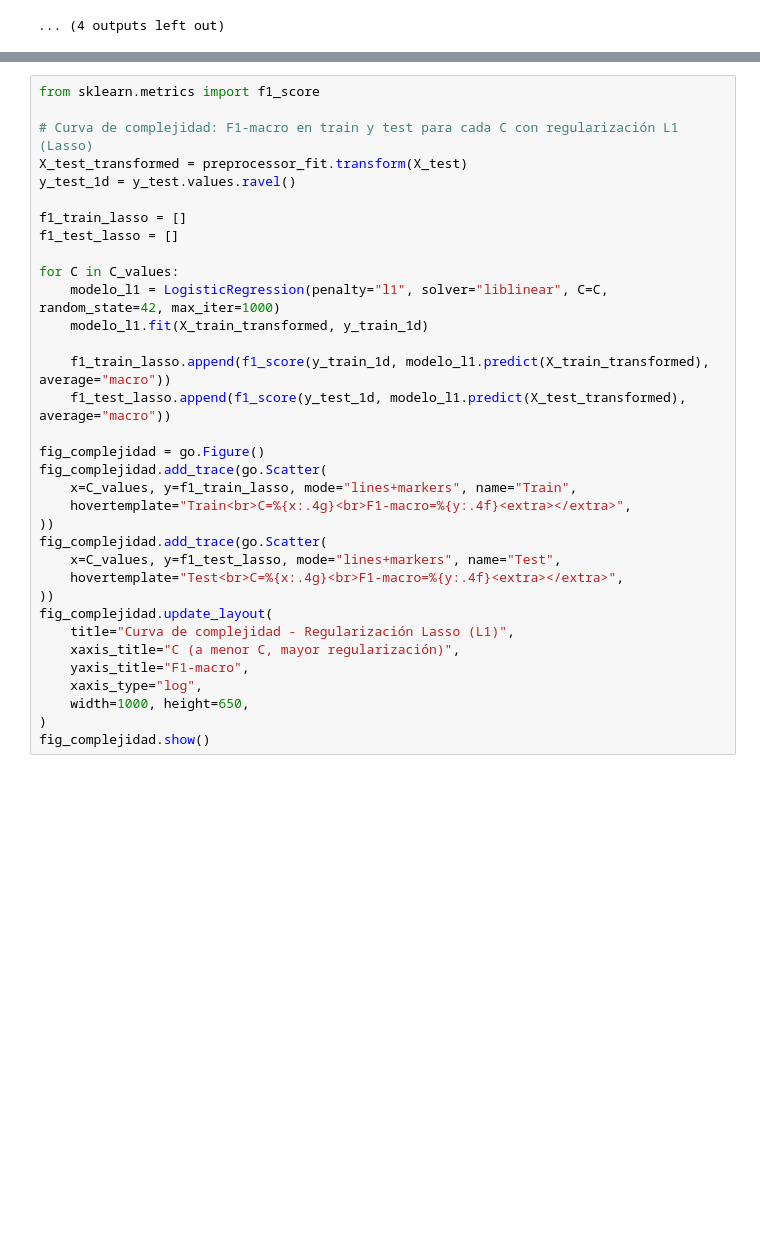
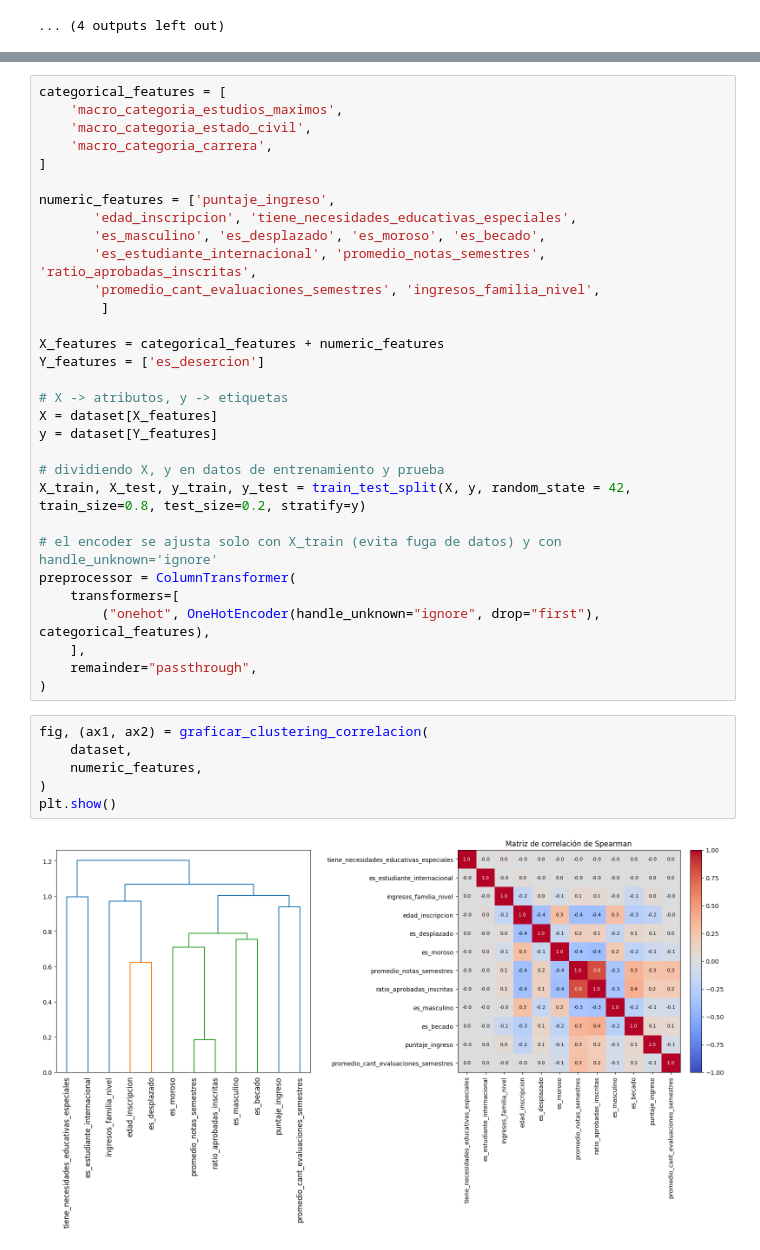
Before and after one commit to diegorojasucv/tp-1-aa, a Jupyter notebook: notebooks/training_binario.ipynb, the cells around one changed output, grey strips where cells are left out. Cells and saved outputs as stored; diff of their text form; blank space fills up the shorter version.

```diff
--- a/notebooks/training_binario.ipynb
+++ b/notebooks/training_binario.ipynb
@@ -513,34 +452,39 @@ fig_ridge.show()
-# %%
-from sklearn.metrics import f1_score
-
-# Curva de complejidad: F1-macro en train y test para cada C con regularización L1 (Lasso)
-X_test_transformed = preprocessor_fit.transform(X_test)
-y_test_1d = y_test.values.ravel()
-
-f1_train_lasso = []
-f1_test_lasso = []
-
-for C in C_values:
-    modelo_l1 = LogisticRegression(penalty="l1", solver="liblinear", C=C, random_state=42, max_iter=1000)
-    modelo_l1.fit(X_train_transformed, y_train_1d)
-
-    f1_train_lasso.append(f1_score(y_train_1d, modelo_l1.predict(X_train_transformed), average="macro"))
-    f1_test_lasso.append(f1_score(y_test_1d, modelo_l1.predict(X_test_transformed), average="macro"))
-
-fig_complejidad = go.Figure()
-fig_complejidad.add_trace(go.Scatter(
-    x=C_values, y=f1_train_lasso, mode="lines+markers", name="Train",
-    hovertemplate="Train<br>C=%{x:.4g}<br>F1-macro=%{y:.4f}<extra></extra>",
-))
-fig_complejidad.add_trace(go.Scatter(
-    x=C_values, y=f1_test_lasso, mode="lines+markers", name="Test",
-    hovertemplate="Test<br>C=%{x:.4g}<br>F1-macro=%{y:.4f}<extra></extra>",
-))
-fig_complejidad.update_layout(
-    title="Curva de complejidad - Regularización Lasso (L1)",
-    xaxis_title="C (a menor C, mayor regularización)",
-    yaxis_title="F1-macro",
-    xaxis_type="log",
-    width=1000, height=650,
-)
-fig_complejidad.show()
+# %%
+categorical_features = [
+    'macro_categoria_estudios_maximos',
+    'macro_categoria_estado_civil',
+    'macro_categoria_carrera',
+]
+
+numeric_features = ['puntaje_ingreso',
+       'edad_inscripcion', 'tiene_necesidades_educativas_especiales',
+       'es_masculino', 'es_desplazado', 'es_moroso', 'es_becado',
+       'es_estudiante_internacional', 'promedio_notas_semestres', 'ratio_aprobadas_inscritas',
+       'promedio_cant_evaluaciones_semestres', 'ingresos_familia_nivel',
+        ]
+
+X_features = categorical_features + numeric_features
+Y_features = ['es_desercion']
+
+# X -> atributos, y -> etiquetas
+X = dataset[X_features]
+y = dataset[Y_features]
+
+# dividiendo X, y en datos de entrenamiento y prueba
+X_train, X_test, y_train, y_test = train_test_split(X, y, random_state = 42, train_size=0.8, test_size=0.2, stratify=y)
+
+# el encoder se ajusta solo con X_train (evita fuga de datos) y con handle_unknown='ignore'
+preprocessor = ColumnTransformer(
+    transformers=[
+        ("onehot", OneHotEncoder(handle_unknown="ignore", drop="first"), categorical_features),
+    ],
+    remainder="passthrough",
+)
+# %%
+fig, (ax1, ax2) = graficar_clustering_correlacion(
+    dataset,
+    numeric_features,
+)
+plt.show()
+# %% [output]
+[figure, added]
```
Also changed, not shown: parts of 16 cells of this notebook, 4 other files.
